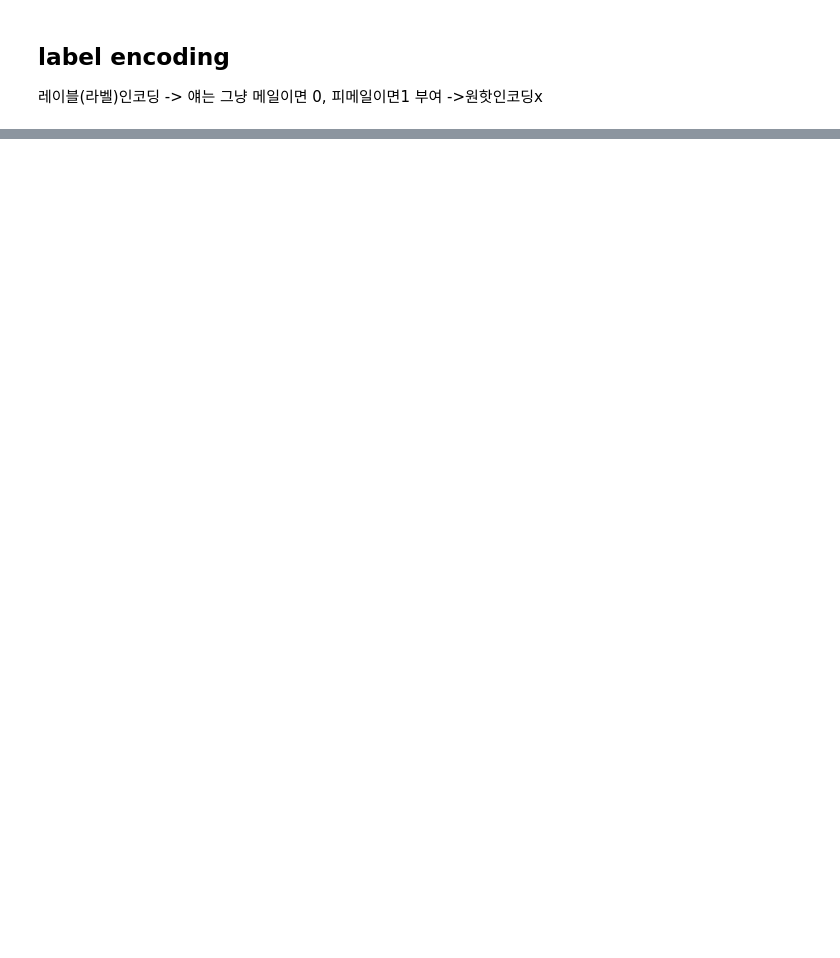
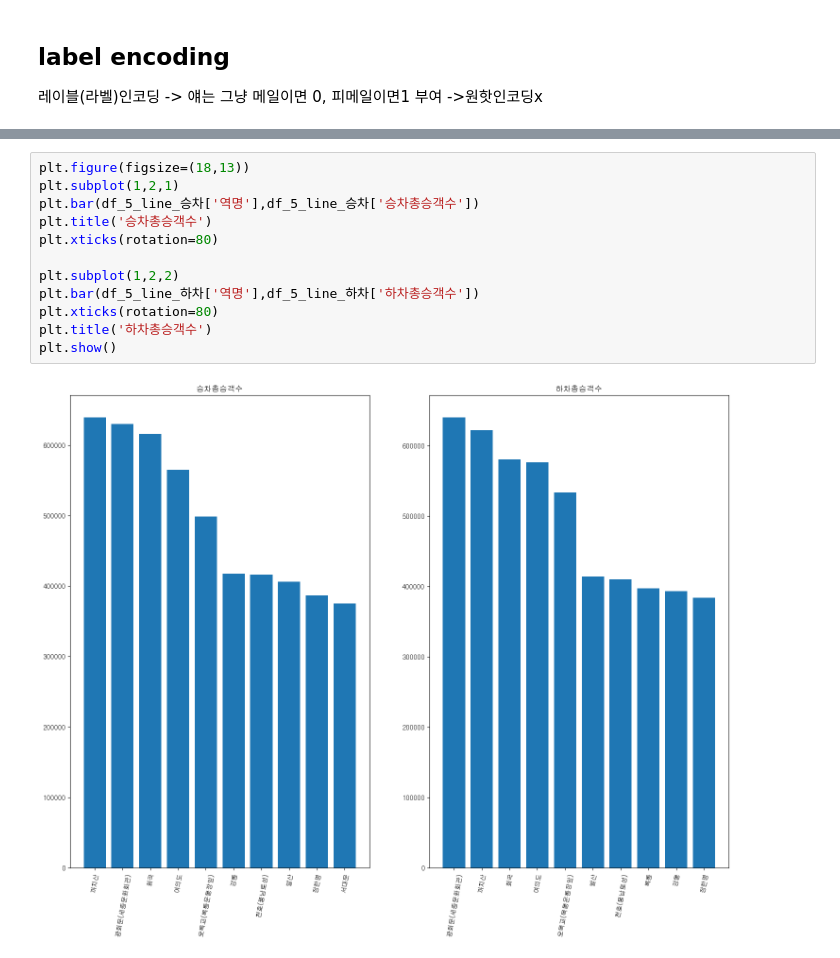
Before and after one commit to jjuuu999/hipython, a Jupyter notebook: 42.데이터전처리.ipynb, the cells around one changed output, grey strips where cells are left out. Cells and saved outputs as stored; diff of their text form; blank space fills up the shorter version.

```diff
--- a/42.데이터전처리.ipynb
+++ b/42.데이터전처리.ipynb
@@ -1552,0 +1668,14 @@ Name: Sex, Length: 891, dtype: int64
+# %%
+plt.figure(figsize=(18,13))
+plt.subplot(1,2,1)
+plt.bar(df_5_line_승차['역명'],df_5_line_승차['승차총승객수'])
+plt.title('승차총승객수')
+plt.xticks(rotation=80)
+
+plt.subplot(1,2,2)
+plt.bar(df_5_line_하차['역명'],df_5_line_하차['하차총승객수'])
+plt.xticks(rotation=80)
+plt.title('하차총승객수')
+plt.show()
+# %% [output]
+[figure, added]
```
Also changed, not shown: parts of 32 cells of this notebook, 3 other files.
